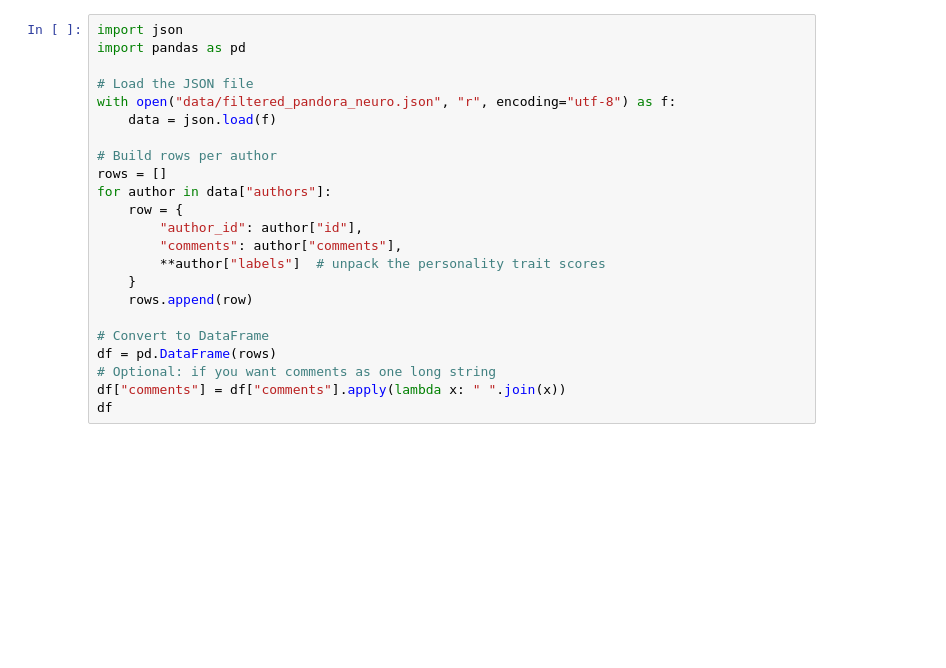
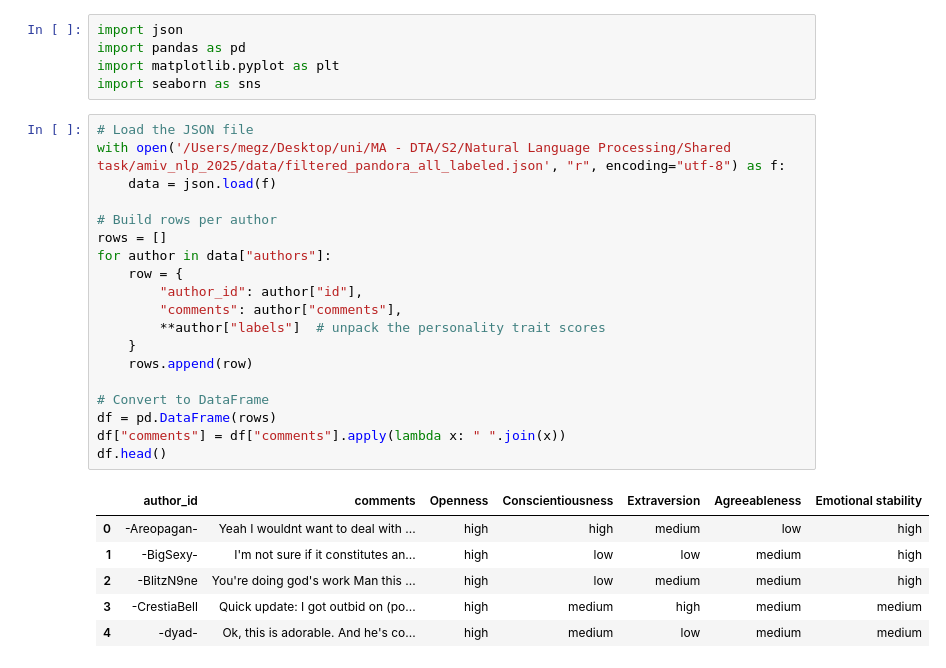
Before and after one commit to Arash-Alborz/amiv_nlp_2025, a Jupyter notebook: data_analysis/statistics.ipynb, the cells around one changed output. Saved outputs shown, nothing was run; the diff lists cells and outputs as text; blank space fills up the shorter version.

```diff
--- a/data_analysis/statistics.ipynb
+++ b/data_analysis/statistics.ipynb
@@ -1,26 +1,34 @@
+# %%
+import json
+import pandas as pd
+import matplotlib.pyplot as plt
+import seaborn as sns
 # %%
-import json
-import pandas as pd
-
 # Load the JSON file
-with open("data/filtered_pandora_neuro.json", "r", encoding="utf-8") as f:
+with open('/Users/megz/Desktop/uni/MA - DTA/S2/Natural Language Processing/Shared task/amiv_nlp_2025/data/filtered_pandora_all_labeled.json', "r", encoding="utf-8") as f:
     data = json.load(f)
 
 # Build rows per author
 rows = []
 for author in data["authors"]:
     row = {
         "author_id": author["id"],
         "comments": author["comments"],
         **author["labels"]  # unpack the personality trait scores
     }
     rows.append(row)
 
 # Convert to DataFrame
 df = pd.DataFrame(rows)
-# Optional: if you want comments as one long string
 df["comments"] = df["comments"].apply(lambda x: " ".join(x))
-df
+df.head()
+# %% [output]
+|  | author_id | comments | Openness | Conscientiousness | Extraversion | Agreeableness | Emotional stability |
+| 0 | -Areopagan- | Yeah I wouldnt want to deal with ... | high | high | medium | low | high |
+| 1 | -BigSexy- | I'm not sure if it constitutes an... | high | low | low | medium | high |
+| 2 | -BlitzN9ne | You're doing god's work Man this ... | high | low | medium | medium | high |
+| 3 | -CrestiaBell | Quick update: I got outbid on (po... | high | medium | high | medium | medium |
+| 4 | -dyad- | Ok, this is adorable. And he's co... | high | medium | low | medium | medium |
 # %%
 trait_cols = ["Openness", "Conscientiousness", "Extraversion", "Agreeableness", "Emotional stability"]
 text_col = "comments"
```
Also changed, not shown: parts of 7 cells of this notebook.
